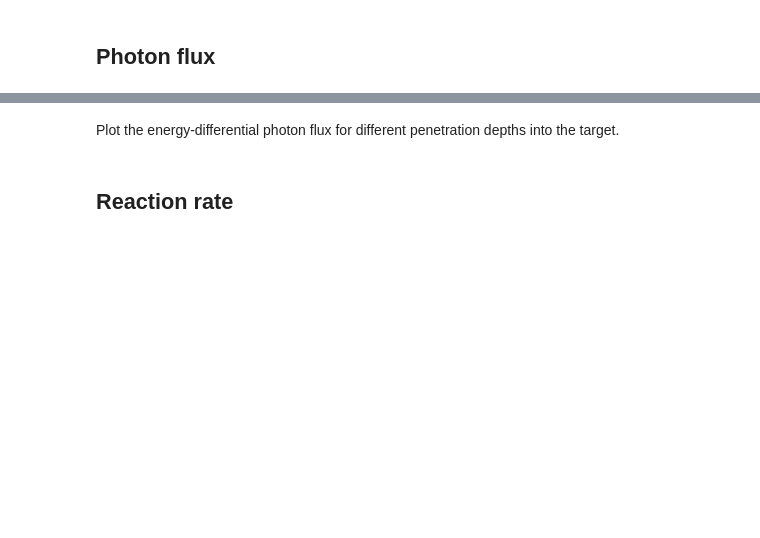
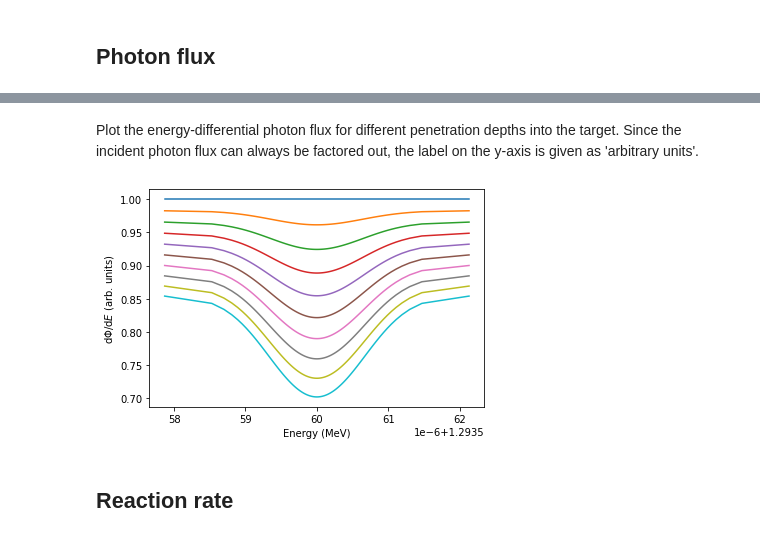
Before and after one commit to u-eff-gee/ries, a Jupyter notebook: notebooks/compound_target.ipynb, the cells around one changed output, grey strips where cells are left out. Cells and saved outputs as stored; diff of their text form; code cells hidden in the pictures; blank space fills up the shorter version.

Commit message:
Compound-target calculation in notebook
- Adapted notation to compound target.

```diff
--- a/notebooks/compound_target.ipynb
+++ b/notebooks/compound_target.ipynb
@@ -50,8 +54,8 @@ sn112_enrichment = 0.951
 # More than 90% of the layer consist of 112Sn,
 # but one would actually have to divide by the abundance-weighted average mass of all tin isotopes
 # in the sample.
-sn112_1_areal_density = 2.40403e-3/(sn112.amu*physical_constants['atomic mass constant'][0])/(np.pi*0.005e15**2)
-sn112_2_areal_density = 2.39414e-3/(sn112.amu*physical_constants['atomic mass constant'][0])/(np.pi*0.005e15**2)
+sn112_II_areal_density = 2.40403e-3/(sn112.amu*physical_constants['atomic mass constant'][0])/(np.pi*0.005e15**2)
+sn112_IV_areal_density = 2.39414e-3/(sn112.amu*physical_constants['atomic mass constant'][0])/(np.pi*0.005e15**2)
 
 
 sn116 = Isotope('116Sn',
@@ -67,8 +71,8 @@ sn116 = Isotope('116Sn',
        )
 
 sn116_enrichment = 0.978
-sn116_1_areal_density = 2.40668e-3/(sn116.amu*physical_constants['atomic mass constant'][0])/(np.pi*0.005e15**2)
-sn116_2_areal_density = 2.39617e-3/(sn116.amu*physical_constants['atomic mass constant'][0])/(np.pi*0.005e15**2)
+sn116_I_areal_density = 2.40668e-3/(sn116.amu*physical_constants['atomic mass constant'][0])/(np.pi*0.005e15**2)
+sn116_III_areal_density = 2.39617e-3/(sn116.amu*physical_constants['atomic mass constant'][0])/(np.pi*0.005e15**2)
 # %% [markdown]
 ## Cross sections
 
@@ -175,6 +192,6 @@ The functional dependence of the photon flux is implemented as python code below
 # %%
-def dPhi_dE(E, z, sigma_nr, sigma_r, abundance=1., dPhi_dE_0=lambda E: 1.):
-    r"""Energy- and penetration-depth dependence of the energy-differential photon flux
+def Phi(E, rho, sigma_nr, sigma_r, abundance=1.):
+    r"""Energy- and areal-density dependence of the photon-flux density
 
     It is assumed that the reduction of the photon flux is due to nonresonant scattering by the
     entire target material and absorption by resonances of a single isotope, whose abundance can
@@ -183,26 +200,28 @@ def dPhi_dE(E, z, sigma_nr, sigma_r, abundance=1., dPhi_dE_0=lambda E: 1.):
     Parameters:
 
     - `E`, float or array_like, energy in MeV.
-    - `z`, float or array_like, penetration depth (in units of an areal density) in fm^-2.
-    - `sigma_nr` and `sigma_r`, callable, energy-dependent nonresonant (nr) and resonant (r) cross sections.
+    - `rho`, float or array_like, areal density in fm^-2.
+    - `sigma_nr` and `sigma_r`, callable, energy-dependent nonresonant (nr) and resonant (r) cross sections in fm^2.
     - `abundance`, float, abundance of the isotope to which the resonances belong. Should be a number between 0 and 1.
-    - `dPhi_dE_0`, callable, energy-differential photon flux at the most upstream point of the target in arbitrary units.
 
     Returns:
 
-    - float or array_like, energy-differential photon flux in the same units as `dPhi_dE_0`.
+    - float or array_like, photon-flux density (dimensionless).
     """
-    return dPhi_dE_0(E)*np.exp(-(sigma_nr(E)+abundance*sigma_r(E))*z)
+    return np.exp(-(sigma_nr(E)+abundance*sigma_r(E))*rho)
 # %% [markdown]
 Plot the energy-differential photon flux for different penetration depths into the target.
+Since the incident photon flux can always be factored out, the label on the y-axis is given as 'arbitrary units'.
 # %%
-dPhi_dE_plot = [dPhi_dE(energy_plot, z, sigma_nr, sigma_116, abundance=sn116_enrichment) for z in np.linspace(0., sn116_1_areal_density, 10)]
+Phi_plot = [Phi(energy_plot, rho, sigma_nr, sigma_116, abundance=sn116_enrichment) for rho in np.linspace(0., sn116_I_areal_density, 10)]
 
 fig, ax = plt.subplots(1,1)
 ax.set_xlabel('Energy (MeV)')
-ax.set_ylabel('$\mathrm{d} \Phi \mathrm{d} E$ (arb. units)')
-for dP_dE in dPhi_dE_plot:
-    ax.plot(energy_plot, dP_dE)
+ax.set_ylabel('$\mathrm{d} \Phi / \mathrm{d} E$ (arb. units)')
+for phi in Phi_plot:
+    ax.plot(energy_plot, phi)
+# %% [output]
+[figure, added]
 # %% [markdown]
 ## Reaction rate
 # %% [markdown]
```
Also changed, not shown: parts of 21 cells of this notebook, 1 other file.
